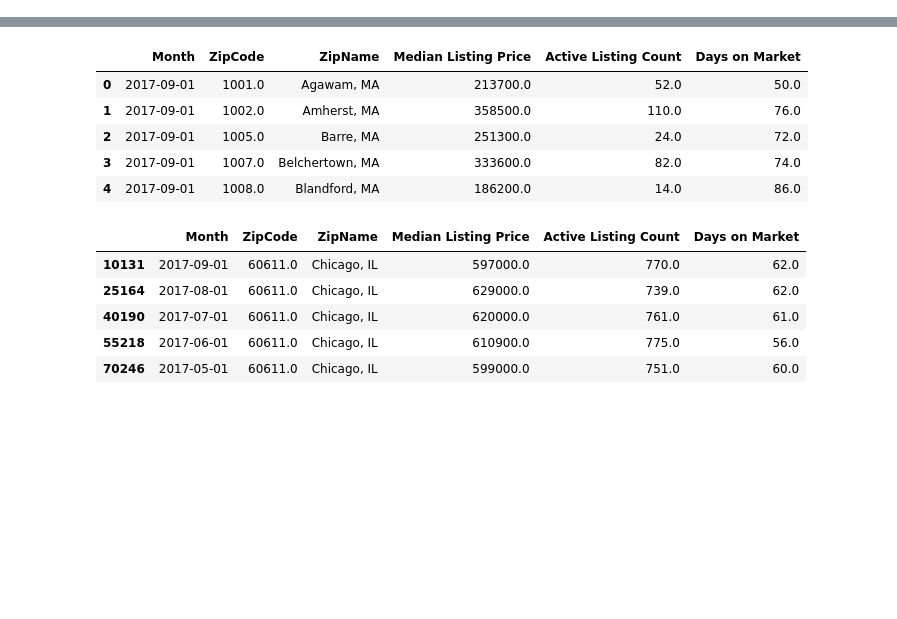
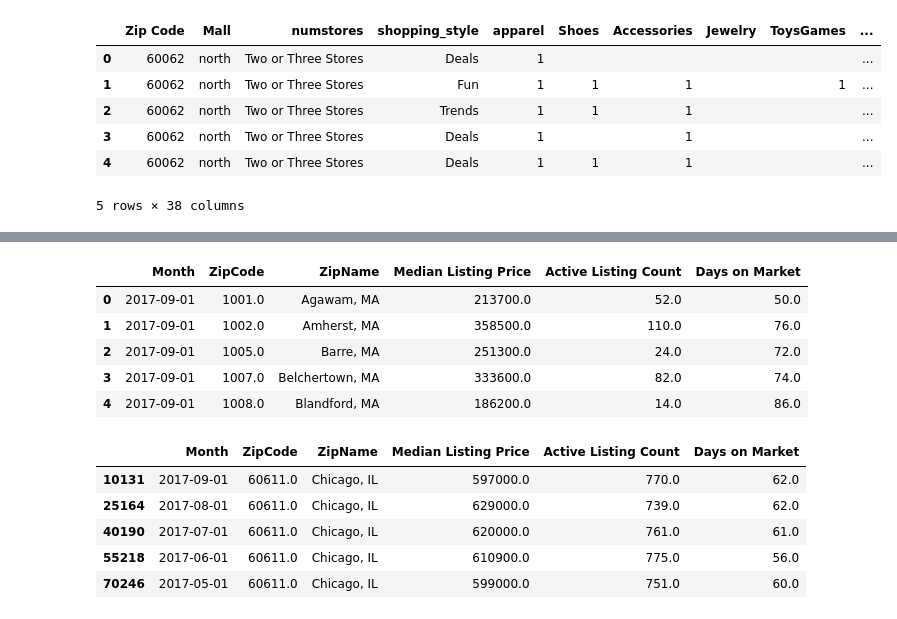
Before and after one commit to miumiuannie/Project-1-Group-7, a Jupyter notebook: RealEstate1.ipynb, the cells around one changed output, grey strips where cells are left out. Drawn from its saved outputs; the diff is of its cells as text; code cells hidden in the pictures; blank space fills up the shorter version.

Commit message:
Add files via upload
Added mall survey data and started some visualizations of survey data

```diff
--- a/RealEstate1.ipynb
+++ b/RealEstate1.ipynb
@@ -7,3 +7,15 @@ import numpy as np
 # %%
 #Read in real estate data csv file
 csvfile = 'RDC_InventoryCoreMetrics_Zip_Hist.csv'
+csvfile2 = 'allsurveyedited-edit.csv'
+# %%
+survey_df = pd.read_csv(csvfile2)
+survey_df.head()
+# %% [output]
+|  | Zip Code | Mall | numstores | shopping_style | apparel | Shoes | Accessories | Jewelry | ToysGames | ... |
+| 0 | 60062 | north | Two or Three Stores | Deals | 1 |  |  |  |  | ... |
+| 1 | 60062 | north | Two or Three Stores | Fun | 1 | 1 | 1 |  | 1 | ... |
+| 2 | 60062 | north | Two or Three Stores | Trends | 1 | 1 | 1 |  |  | ... |
+| 3 | 60062 | north | Two or Three Stores | Deals | 1 |  | 1 |  |  | ... |
+| 4 | 60062 | north | Two or Three Stores | Deals | 1 | 1 | 1 |  |  | ... |
+5 rows × 38 columns
```
Also changed, not shown: parts of 6 cells of this notebook.
